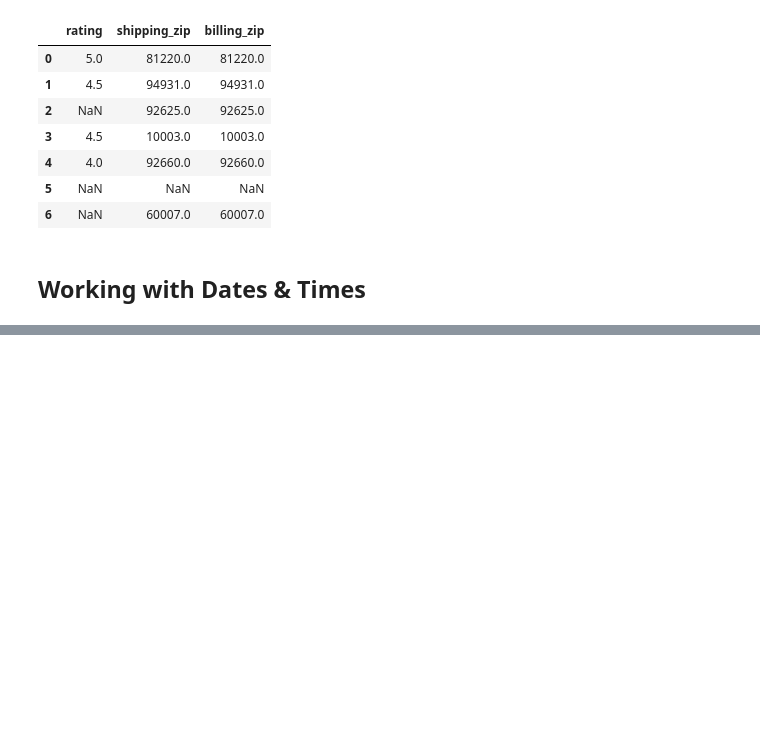
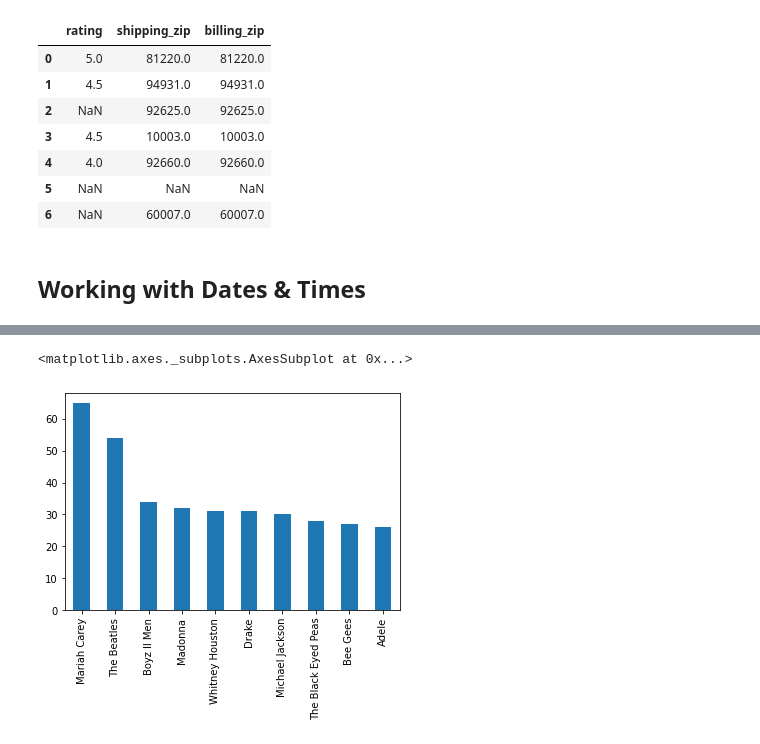
Before and after one commit to gagankaul/pandas-prac, a Jupyter notebook: pandas_prac.ipynb, the cells around one changed output, grey strips where cells are left out. Saved outputs shown, nothing was run; the diff lists cells and outputs as text; code cells hidden in the pictures; blank space fills up the shorter version.

```diff
--- a/pandas_prac.ipynb
+++ b/pandas_prac.ipynb
@@ -2097,0 +2447,4 @@ sales
+# %%
+#Working with a new data set
+
+billboard = pd.read_csv("/content/drive/MyDrive/pandas/data/billboard_charts.csv", parse_dates=["date"])
@@ -2097,0 +2501,4 @@ sales
+# %%
+# Finding the artists with a song that had rank 1 for most weeks
+number_1 = billboard[billboard["rank"] == 1]
+number_1
@@ -2097,0 +2519,5 @@ sales
+# %%
+number_1.artist.value_counts().head(10).plot(kind="bar")
+# %% [output]
+<matplotlib.axes._subplots.AxesSubplot at 0x...>
+[figure, added]
```
Also changed, not shown: parts of 40 cells of this notebook.
